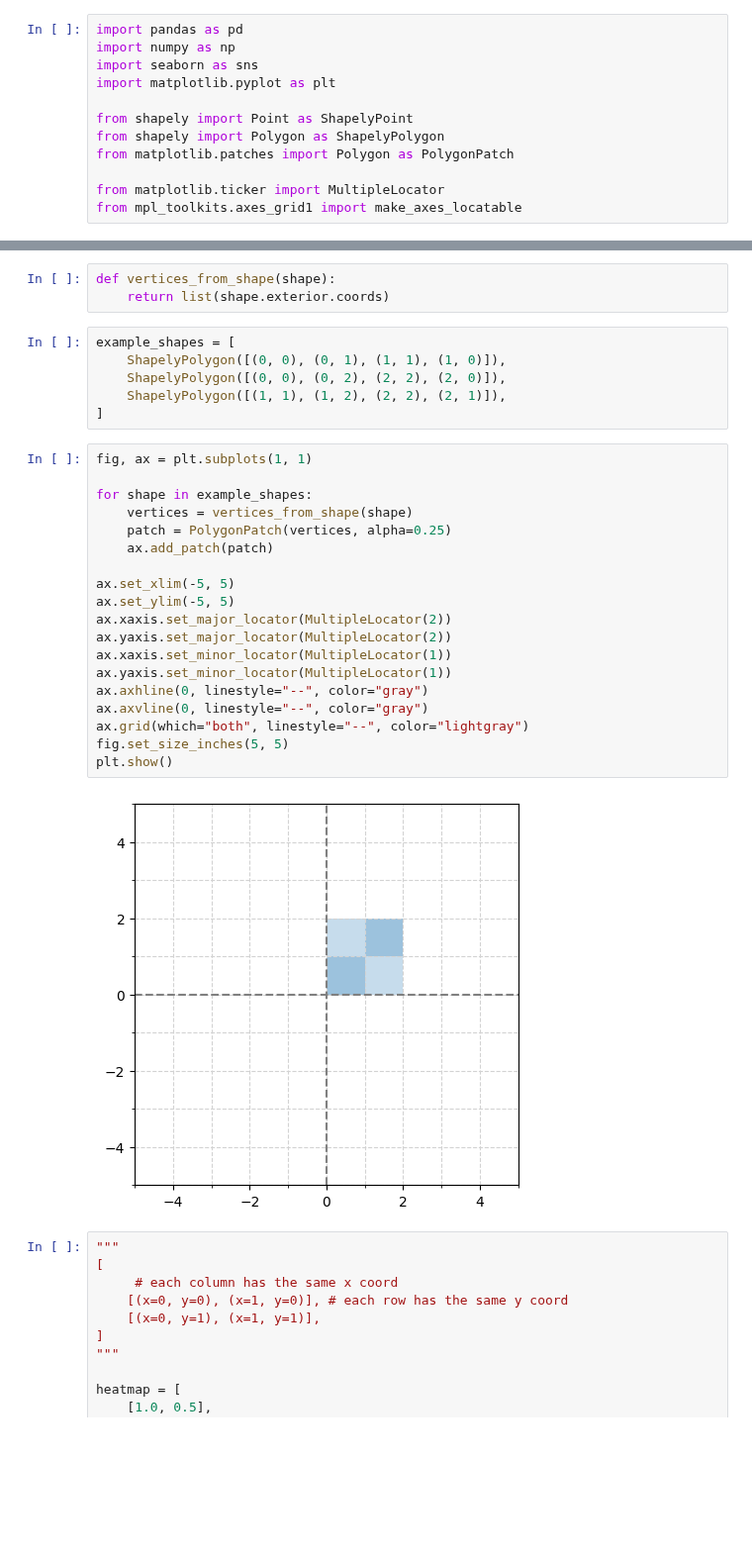
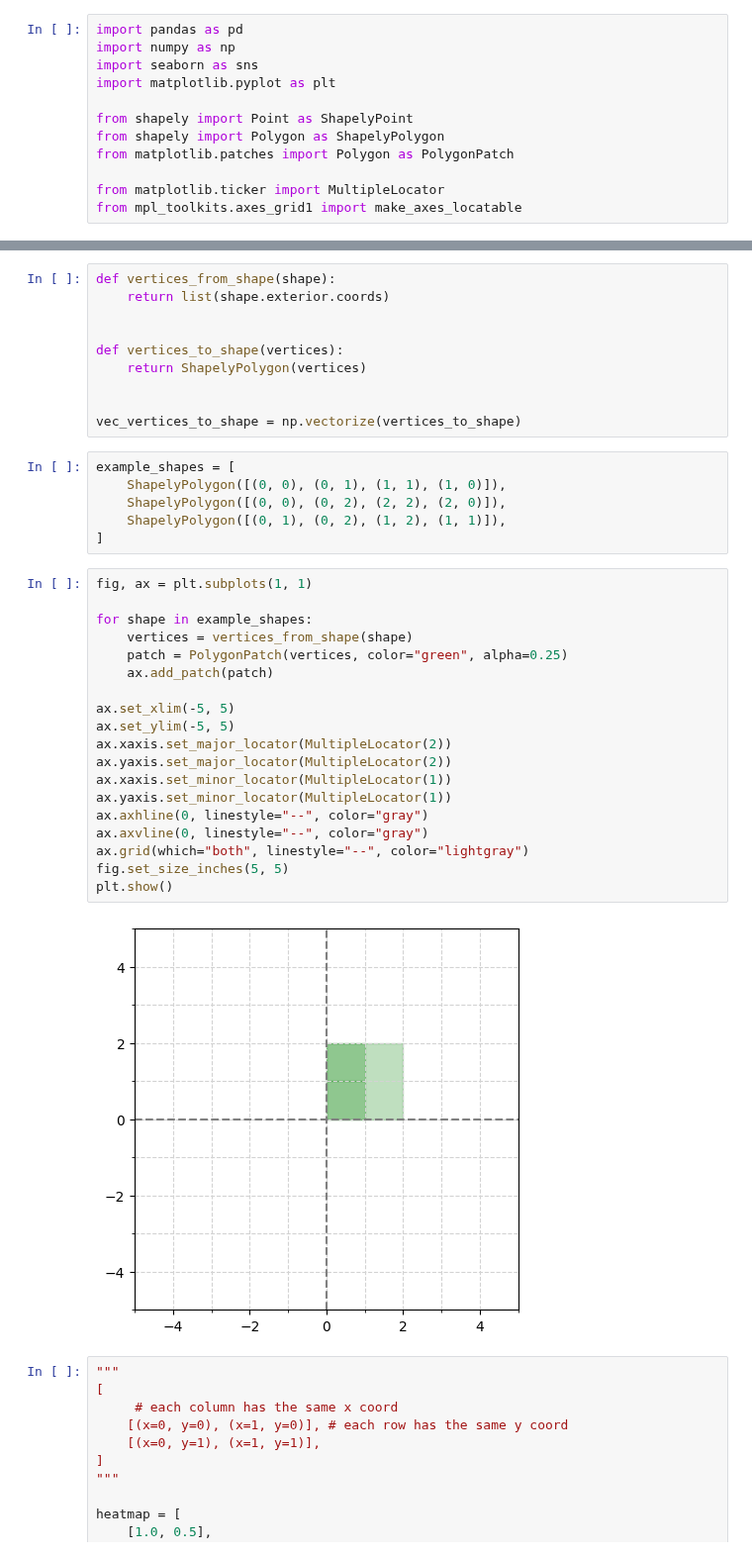
Before and after one commit to vingkan/nflbigdatabowl2023, a Jupyter notebook: notebooks/vinesh/heatmap_example.ipynb, the cells around one changed output, grey strips where cells are left out. Shown at 99% size. Drawn from its saved outputs; the diff is of its cells as text; blank space fills up the shorter version.

```diff
--- a/notebooks/vinesh/heatmap_example.ipynb
+++ b/notebooks/vinesh/heatmap_example.ipynb
@@ -22,33 +34,40 @@ from mpl_toolkits.axes_grid1 import make_axes_locatable
 # %%
 def vertices_from_shape(shape):
     return list(shape.exterior.coords)
+
+
+def vertices_to_shape(vertices):
+    return ShapelyPolygon(vertices)
+
+
+vec_vertices_to_shape = np.vectorize(vertices_to_shape)
 # %%
 example_shapes = [
     ShapelyPolygon([(0, 0), (0, 1), (1, 1), (1, 0)]),
     ShapelyPolygon([(0, 0), (0, 2), (2, 2), (2, 0)]),
-    ShapelyPolygon([(1, 1), (1, 2), (2, 2), (2, 1)]),
+    ShapelyPolygon([(0, 1), (0, 2), (1, 2), (1, 1)]),
 ]
 # %%
 fig, ax = plt.subplots(1, 1)
 
 for shape in example_shapes:
     vertices = vertices_from_shape(shape)
-    patch = PolygonPatch(vertices, alpha=0.25)
+    patch = PolygonPatch(vertices, color="green", alpha=0.25)
     ax.add_patch(patch)
 
 ax.set_xlim(-5, 5)
 ax.set_ylim(-5, 5)
 ax.xaxis.set_major_locator(MultipleLocator(2))
 ax.yaxis.set_major_locator(MultipleLocator(2))
 ax.xaxis.set_minor_locator(MultipleLocator(1))
 ax.yaxis.set_minor_locator(MultipleLocator(1))
 ax.axhline(0, linestyle="--", color="gray")
 ax.axvline(0, linestyle="--", color="gray")
 ax.grid(which="both", linestyle="--", color="lightgray")
 fig.set_size_inches(5, 5)
 plt.show()
 # %% [output]
-[figure, old version]
+[figure, new version]
 # %%
 """
 [
```
Also changed, not shown: parts of 19 cells of this notebook, 3 other files.
